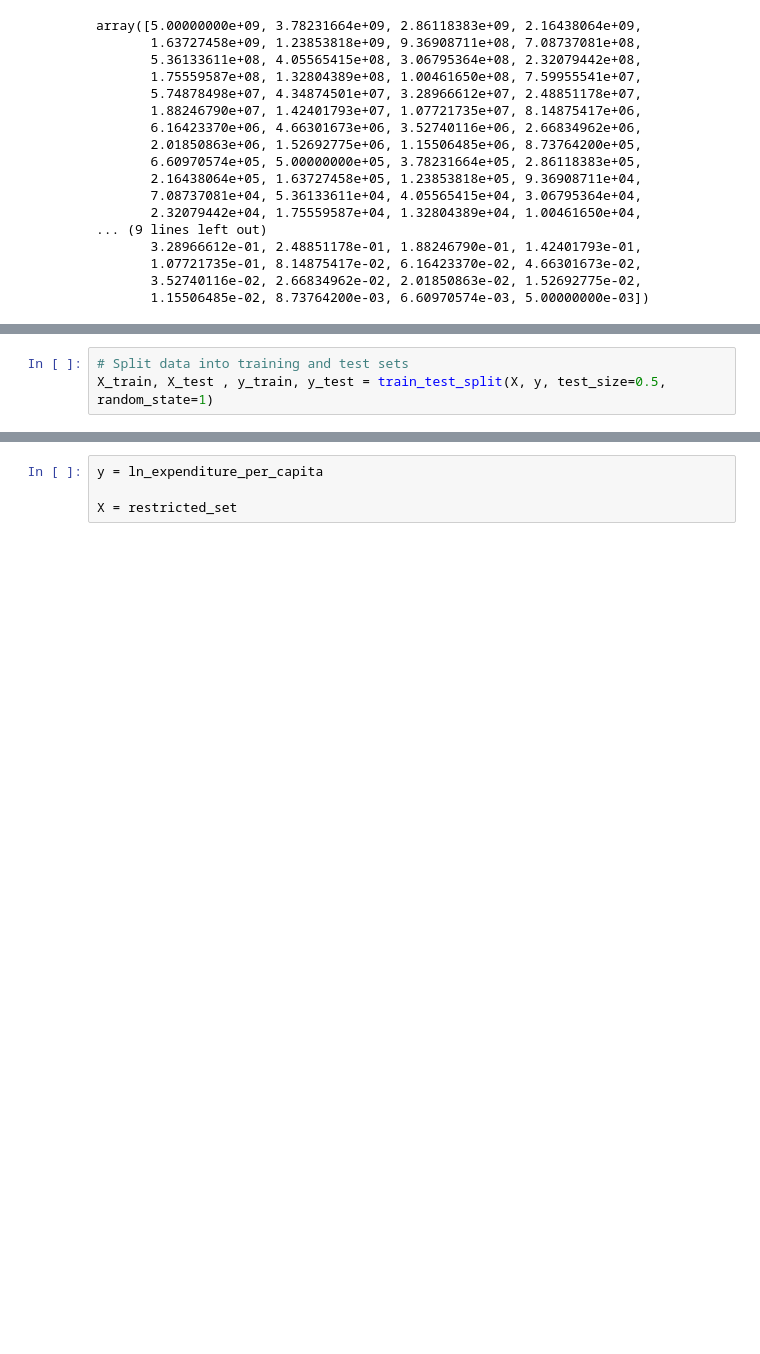
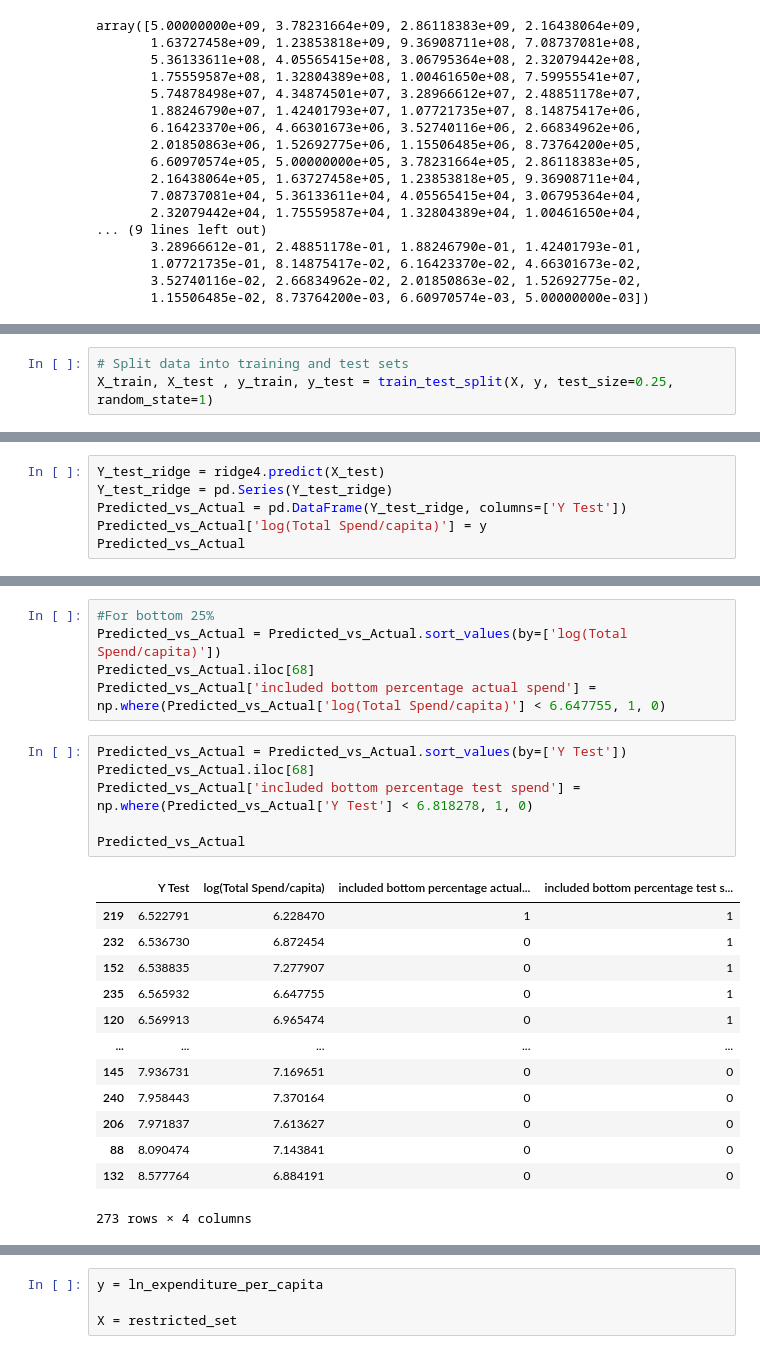
Before and after one commit to Colleen-ODonnell/KenyaPovertyTargetingModel, a Jupyter notebook: 3analysis/Analysis.ipynb, the cells around one changed output, grey strips where cells are left out. Saved outputs shown, nothing was run; the diff lists cells and outputs as text; blank space fills up the shorter version.

```diff
--- a/3analysis/Analysis.ipynb
+++ b/3analysis/Analysis.ipynb
@@ -136,6 +188,6 @@ np.shape(coefs)
 # %%
 # Split data into training and test sets
-X_train, X_test , y_train, y_test = train_test_split(X, y, test_size=0.5, random_state=1)
+X_train, X_test , y_train, y_test = train_test_split(X, y, test_size=0.25, random_state=1)
 # %%
 #cross validation to choose optimal alpha
 
@@ -176 +232,7 @@ shareWrites                         0.217675
 dtype: float64
+# %%
+Y_test_ridge = ridge4.predict(X_test)
+Y_test_ridge = pd.Series(Y_test_ridge)
+Predicted_vs_Actual = pd.DataFrame(Y_test_ridge, columns=['Y Test'])
+Predicted_vs_Actual['log(Total Spend/capita)'] = y
+Predicted_vs_Actual
@@ -176,0 +253,25 @@ dtype: float64
+# %%
+#For bottom 25%
+Predicted_vs_Actual = Predicted_vs_Actual.sort_values(by=['log(Total Spend/capita)'])
+Predicted_vs_Actual.iloc[68]
+Predicted_vs_Actual['included bottom percentage actual spend'] = np.where(Predicted_vs_Actual['log(Total Spend/capita)'] < 6.647755, 1, 0)
+# %%
+Predicted_vs_Actual = Predicted_vs_Actual.sort_values(by=['Y Test'])
+Predicted_vs_Actual.iloc[68]
+Predicted_vs_Actual['included bottom percentage test spend'] = np.where(Predicted_vs_Actual['Y Test'] < 6.818278, 1, 0)
+
+Predicted_vs_Actual
+# %% [output]
+|  | Y Test | log(Total Spend/capita) | included bottom percentage actual... | included bottom percentage test s... |
+| 219 | 6.522791 | 6.228470 | 1 | 1 |
+| 232 | 6.536730 | 6.872454 | 0 | 1 |
+| 152 | 6.538835 | 7.277907 | 0 | 1 |
+| 235 | 6.565932 | 6.647755 | 0 | 1 |
+| 120 | 6.569913 | 6.965474 | 0 | 1 |
+| ... | ... | ... | ... | ... |
+| 145 | 7.936731 | 7.169651 | 0 | 0 |
+| 240 | 7.958443 | 7.370164 | 0 | 0 |
+| 206 | 7.971837 | 7.613627 | 0 | 0 |
+| 88 | 8.090474 | 7.143841 | 0 | 0 |
+| 132 | 8.577764 | 6.884191 | 0 | 0 |
+273 rows × 4 columns
```
Also changed, not shown: parts of 43 cells of this notebook, 7 other files.
